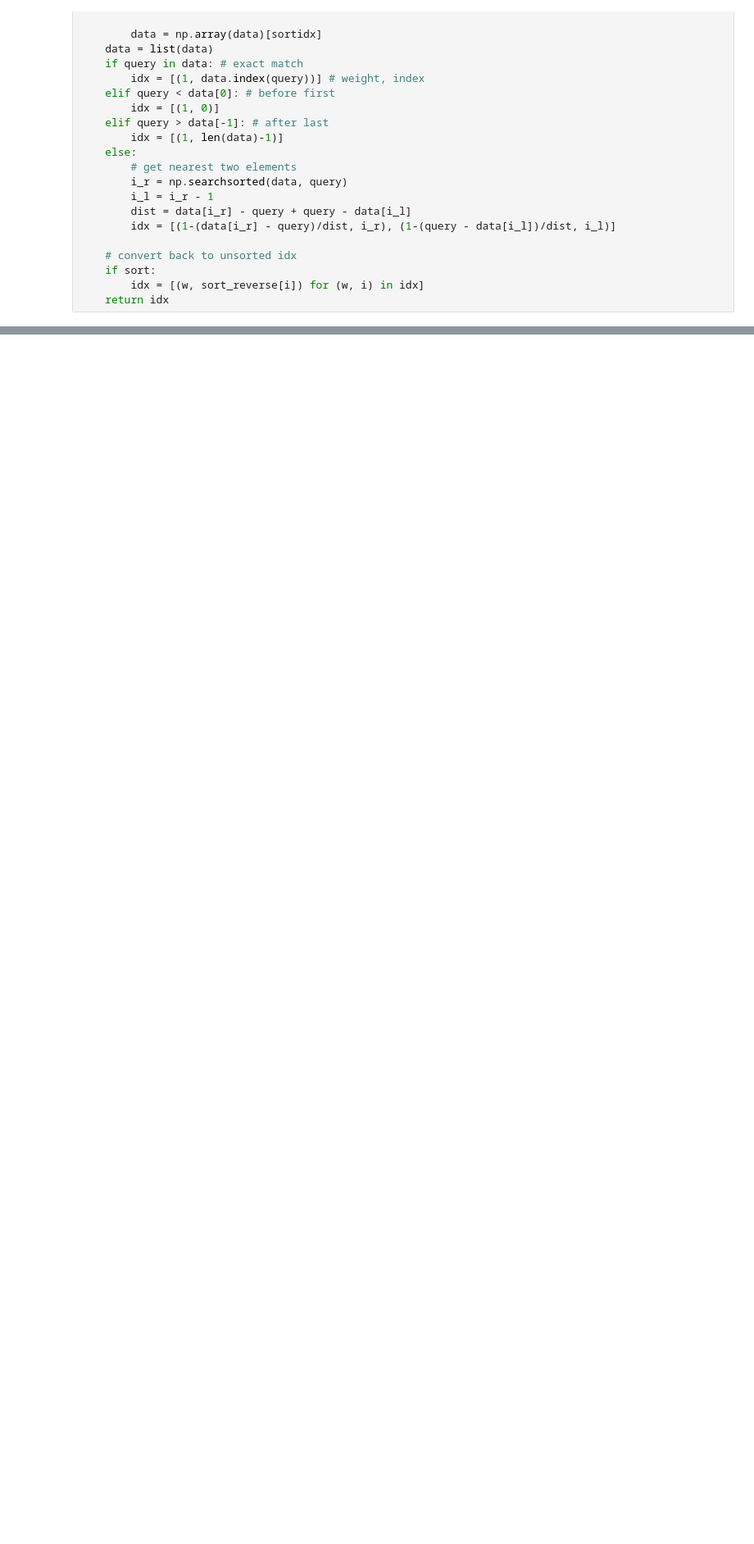
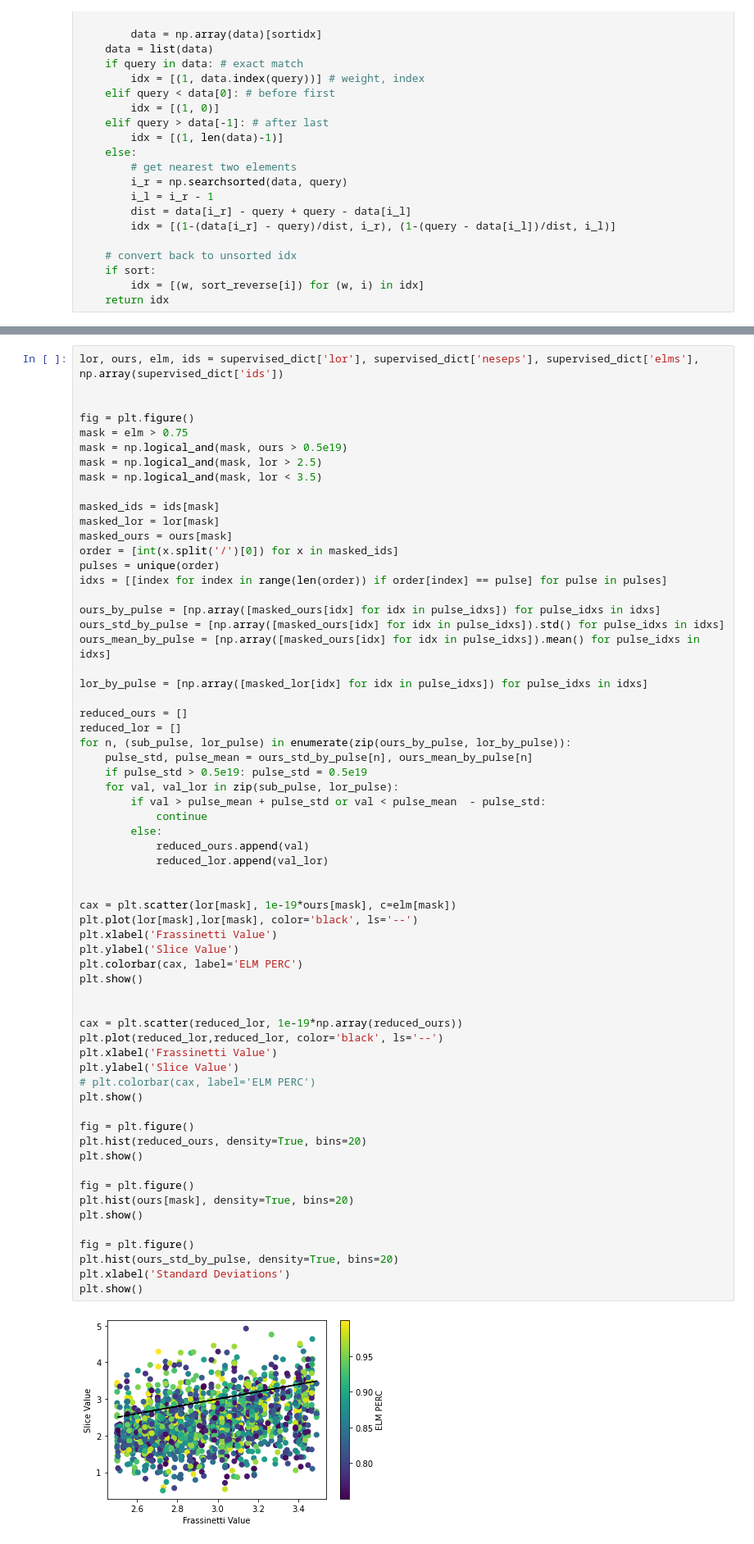
Before and after one commit to fusionby2030/moxie, a Jupyter notebook: experiments/Paper_Docs/pedestal_region_and_separatrix.ipynb, the cells around one changed output, grey strips where cells are left out. Shown at 82% size. Drawn from its saved outputs; the diff is of its cells as text; blank space fills up the shorter version.

```diff
--- a/experiments/Paper_Docs/pedestal_region_and_separatrix.ipynb
+++ b/experiments/Paper_Docs/pedestal_region_and_separatrix.ipynb
@@ -285,0 +472,65 @@ for i in range(i_s, i_s+20):
+# %%
+lor, ours, elm, ids = supervised_dict['lor'], supervised_dict['neseps'], supervised_dict['elms'], np.array(supervised_dict['ids'])
+
+
+fig = plt.figure()
+mask = elm > 0.75
+mask = np.logical_and(mask, ours > 0.5e19)
+mask = np.logical_and(mask, lor > 2.5)
+mask = np.logical_and(mask, lor < 3.5)
+
+masked_ids = ids[mask]
+masked_lor = lor[mask]
+masked_ours = ours[mask]
+order = [int(x.split('/')[0]) for x in masked_ids]
+pulses = unique(order)
+idxs = [[index for index in range(len(order)) if order[index] == pulse] for pulse in pulses]
+
+ours_by_pulse = [np.array([masked_ours[idx] for idx in pulse_idxs]) for pulse_idxs in idxs]
+ours_std_by_pulse = [np.array([masked_ours[idx] for idx in pulse_idxs]).std() for pulse_idxs in idxs]
+ours_mean_by_pulse = [np.array([masked_ours[idx] for idx in pulse_idxs]).mean() for pulse_idxs in idxs]
+
+lor_by_pulse = [np.array([masked_lor[idx] for idx in pulse_idxs]) for pulse_idxs in idxs]
+
+reduced_ours = []
+reduced_lor = []
+for n, (sub_pulse, lor_pulse) in enumerate(zip(ours_by_pulse, lor_by_pulse)):
+    pulse_std, pulse_mean = ours_std_by_pulse[n], ours_mean_by_pulse[n]
+    if pulse_std > 0.5e19: pulse_std = 0.5e19
+    for val, val_lor in zip(sub_pulse, lor_pulse):
+        if val > pulse_mean + pulse_std or val < pulse_mean  - pulse_std:
+            continue
+        else:
+            reduced_ours.append(val)
+            reduced_lor.append(val_lor)
+
+
+cax = plt.scatter(lor[mask], 1e-19*ours[mask], c=elm[mask])
+plt.plot(lor[mask],lor[mask], color='black', ls='--')
+plt.xlabel('Frassinetti Value')
+plt.ylabel('Slice Value')
+plt.colorbar(cax, label='ELM PERC')
+plt.show()
+
+
+cax = plt.scatter(reduced_lor, 1e-19*np.array(reduced_ours))
+plt.plot(reduced_lor,reduced_lor, color='black', ls='--')
+plt.xlabel('Frassinetti Value')
+plt.ylabel('Slice Value')
+# plt.colorbar(cax, label='ELM PERC')
+plt.show()
+
+fig = plt.figure()
+plt.hist(reduced_ours, density=True, bins=20)
+plt.show()
+
+fig = plt.figure()
+plt.hist(ours[mask], density=True, bins=20)
+plt.show()
+
+fig = plt.figure()
+plt.hist(ours_std_by_pulse, density=True, bins=20)
+plt.xlabel('Standard Deviations')
+plt.show()
+# %% [output]
+[figure, added]
```
Also changed, not shown: parts of 10 cells of this notebook, 5 other files.
